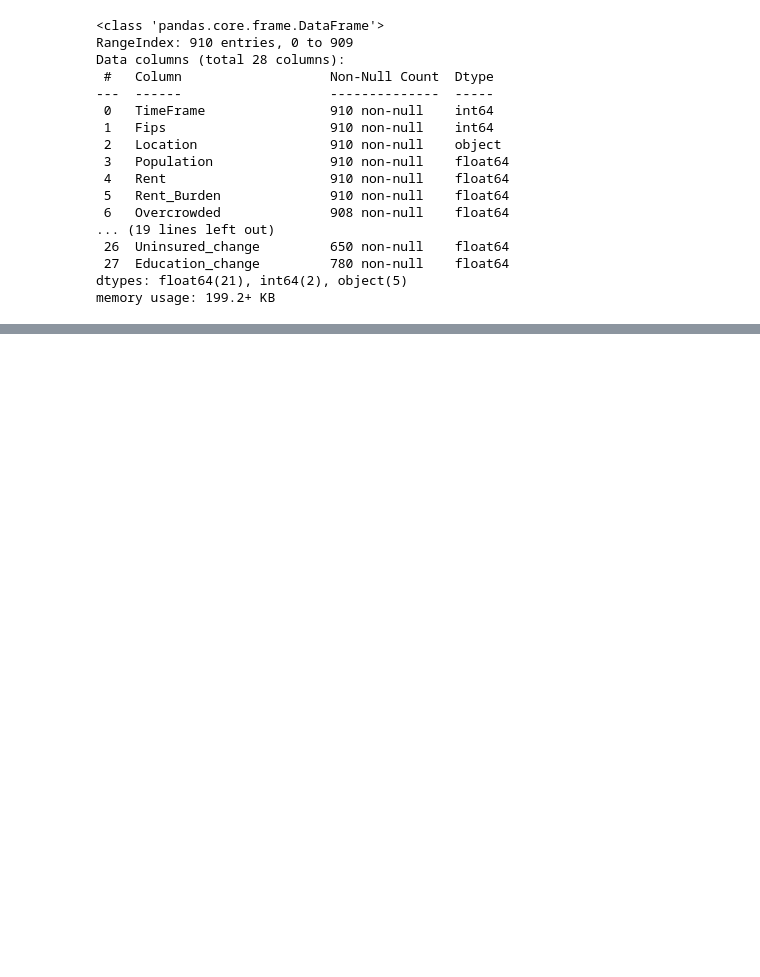
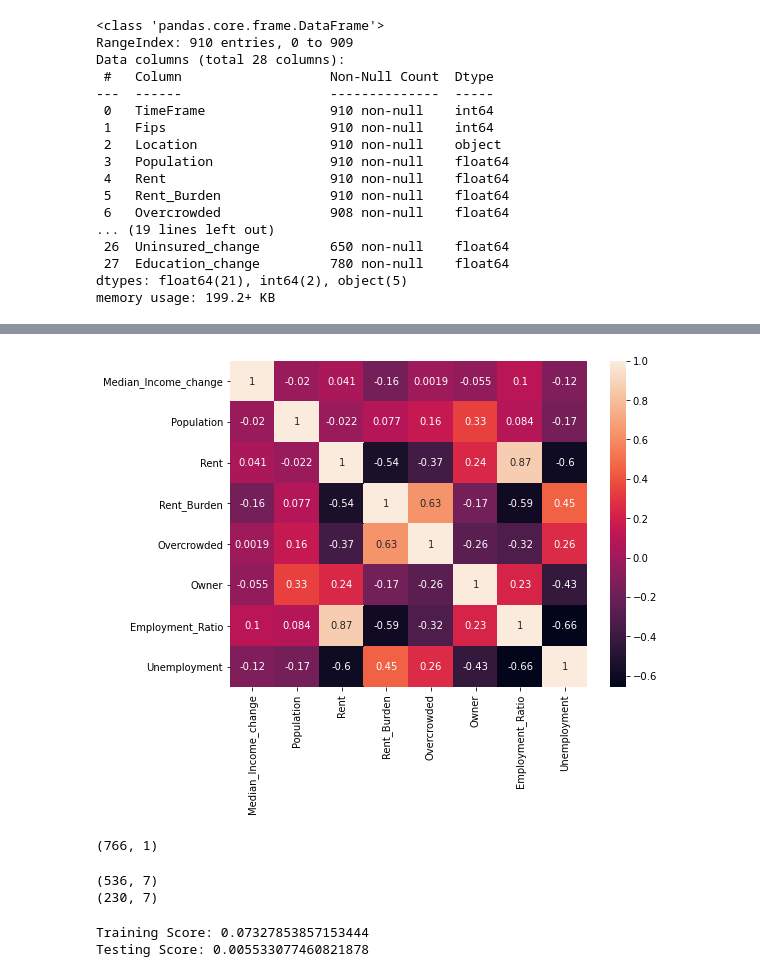
Before and after one commit to aforshee/machinelearning, a Jupyter notebook: Final/Median Income Models.ipynb, the cells around one changed output, grey strips where cells are left out. Cells and saved outputs as stored; diff of their text form; code cells hidden in the pictures; blank space fills up the shorter version.

```diff
--- a/Dev/KM/Regression Models.ipynb
+++ b/Final/Median Income Models.ipynb
@@ -318,0 +448,8 @@ plt.show()
+# %%
+df = df_pct[['Median_Income_change',
+             'Population', 'Rent', 'Rent_Burden',
+             'Overcrowded', 'Owner',
+             'Employment_Ratio', 'Unemployment']]
+df = df.apply(lambda col:pd.to_numeric(col, errors='coerce'))
+df = df.dropna()
+df.info()
@@ -318,0 +472,27 @@ plt.show()
+# %%
+corrMatrix = df.corr()
+plt.figure(figsize=(8,6))
+sn.heatmap(corrMatrix, annot=True)
+plt.show()
+# %% [output]
+[figure, added]
+# %%
+# predictors
+X = df[['Population', 'Rent', 'Rent_Burden',
+             'Overcrowded', 'Owner',
+             'Employment_Ratio', 'Unemployment']]
+
+# target
+y = df['Median_Income_change'].values.reshape(-1, 1)
+
+y.shape
+# %% [output]
+(766, 1)
+# %%
+X_train, X_test, y_train, y_test = train_test_split(X, y, test_size = 0.3, random_state = 42)
+
+print(X_train.shape)
+print(X_test.shape)
+# %% [output]
+(536, 7)
+(230, 7)
@@ -318,0 +507,12 @@ plt.show()
+# %%
+model_scaled = LinearRegression()
+model_scaled.fit(X_train_scaled, y_train_scaled)
+
+training_score_scaled = model_scaled.score(X_train_scaled, y_train_scaled)
+testing_score_scaled = model_scaled.score(X_test_scaled, y_test_scaled)
+
+print(f"Training Score: {training_score_scaled}")
+print(f"Testing Score: {testing_score_scaled}")
+# %% [output]
+Training Score: 0.07327853857153444
+Testing Score: 0.005533077460821878
```
Also changed, not shown: parts of 26 cells of this notebook, 2 other files.
